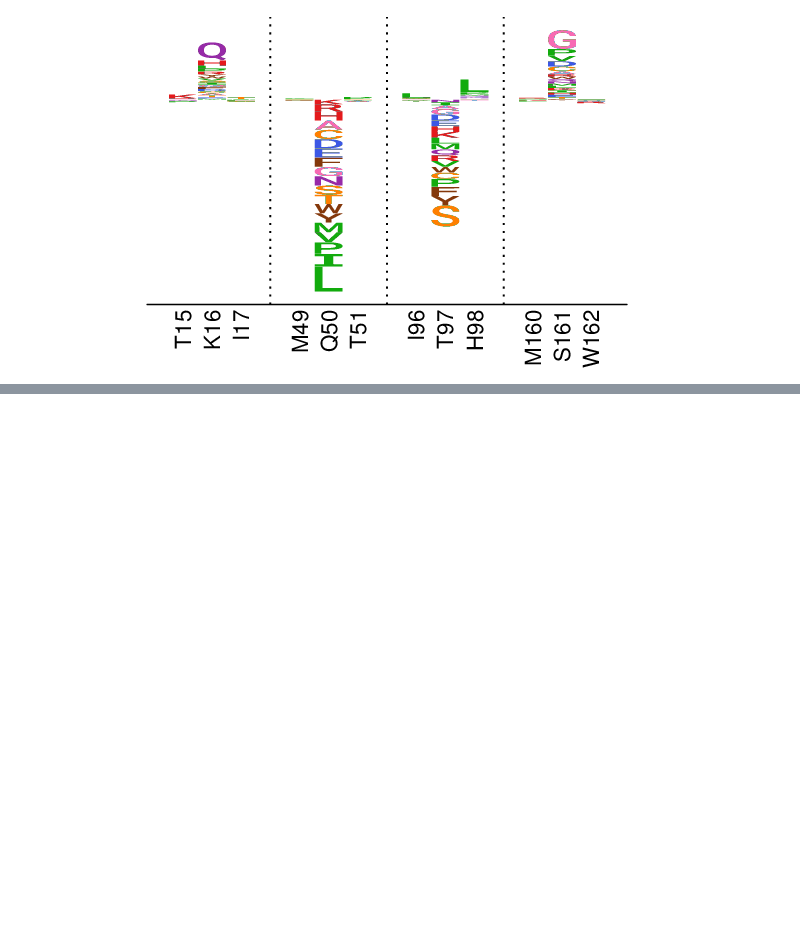
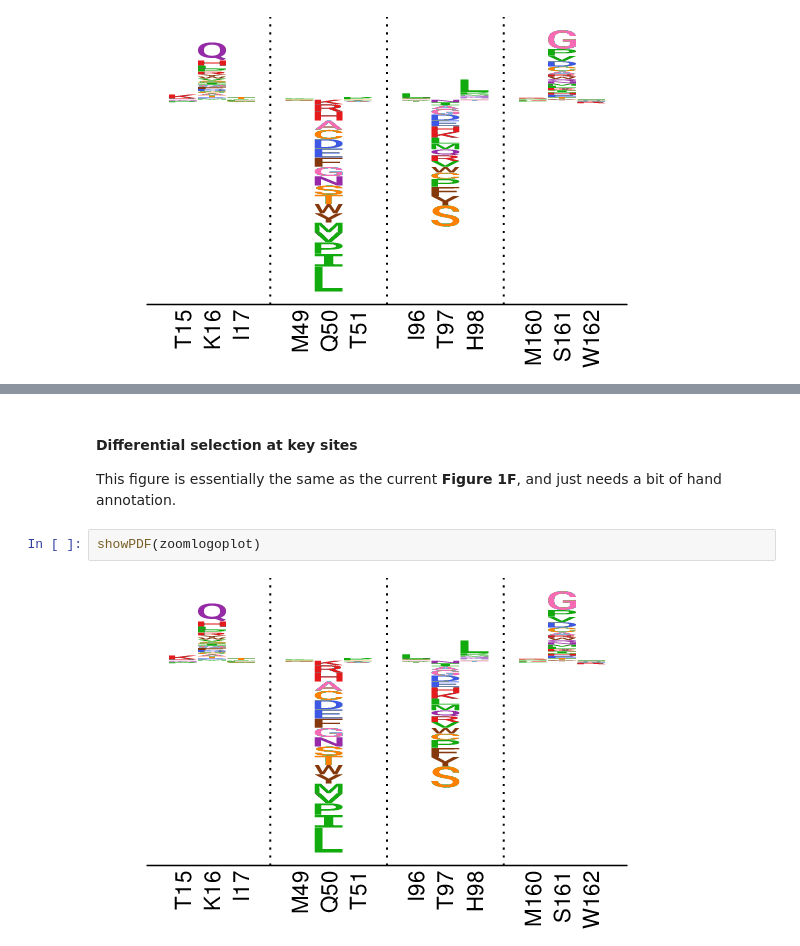
Before and after one commit to jbloomlab/ZIKV_DMS_w_Khromykh, a Jupyter notebook: analysis_notebook.ipynb, the cells around one changed output, grey strips where cells are left out. Drawn from its saved outputs; the diff is of its cells as text; blank space fills up the shorter version.

```diff
--- a/analysis_notebook.ipynb
+++ b/analysis_notebook.ipynb
@@ -343,0 +380,7 @@ showPDF(zoomlogoplot)
+# %% [markdown]
+#### Differential selection at key sites
+This figure is essentially the same as the current **Figure 1F**, and just needs a bit of hand annotation.
+# %%
+showPDF(zoomlogoplot)
+# %% [output]
+[figure, added]
```
Also changed, not shown: parts of 9 cells of this notebook.
